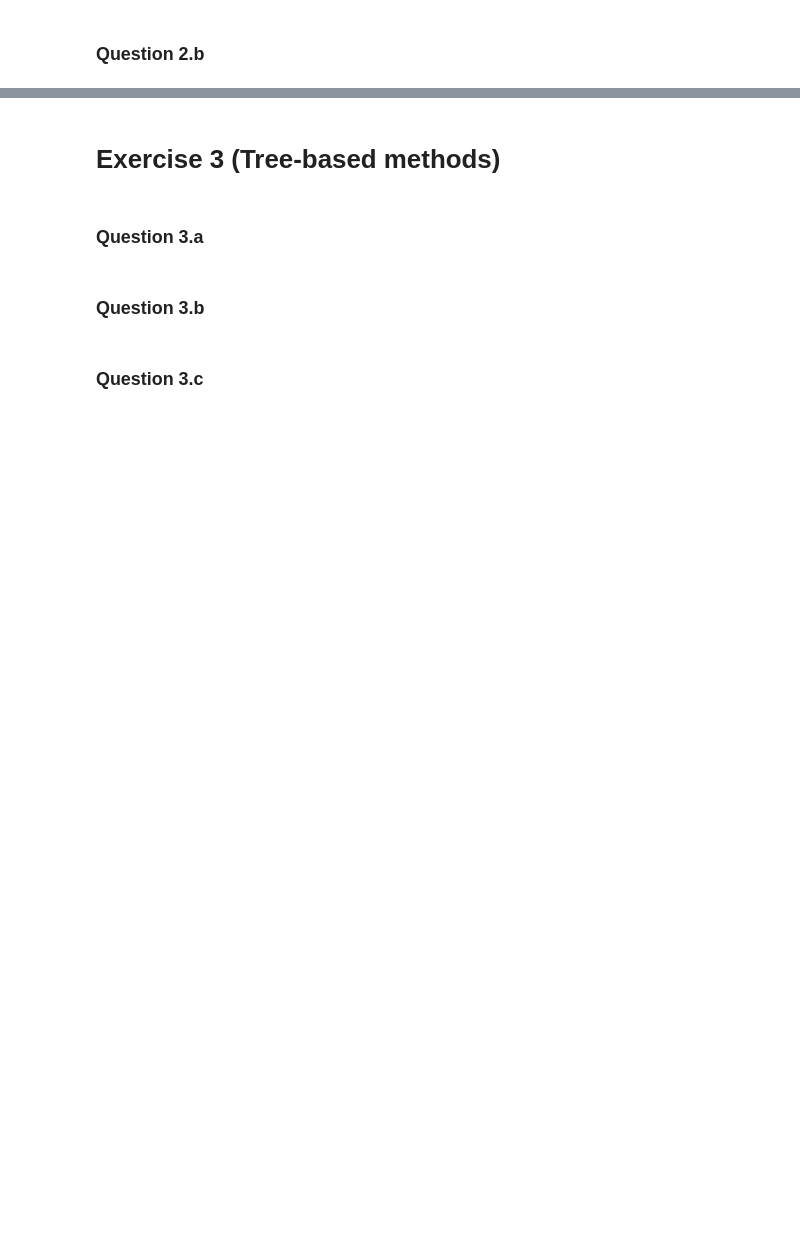
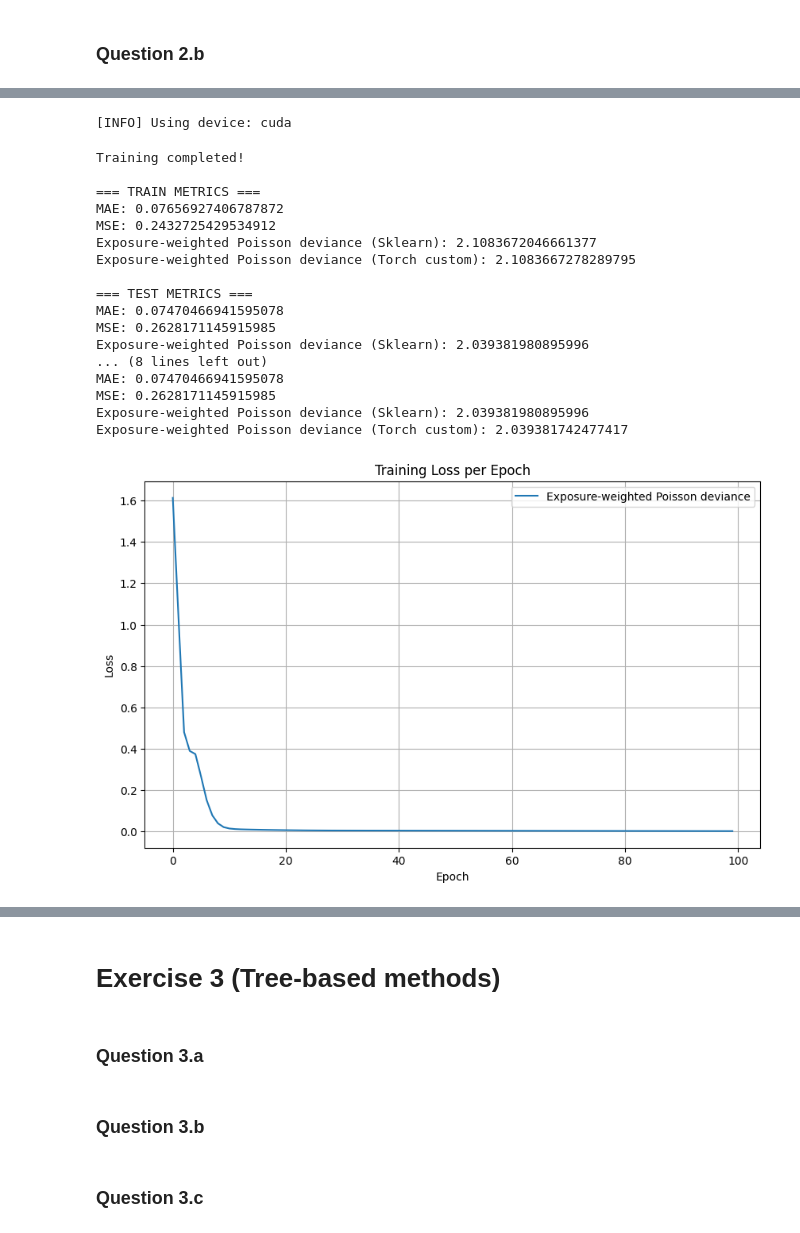
Before and after one commit to njohnson433/Machine-Learning-in-Finance-Insurance-HS25, a Jupyter notebook: project_4/template4.ipynb, the cells around one changed output, grey strips where cells are left out. Drawn from its saved outputs; the diff is of its cells as text; code cells hidden in the pictures; blank space fills up the shorter version.

```diff
--- a/project_4/template4.ipynb
+++ b/project_4/template4.ipynb
@@ -165,27 +170,26 @@ class PoissonNN(torch.nn.Module):
     """
     def __init__(self, input_dim, output_dim):
         super(PoissonNN, self).__init__()
-        self.encoder = torch.nn.Linear(input_dim, 100)
-        self.hidden_layer1 = torch.nn.Linear(100, 20)
-        self.hidden_layer2 = torch.nn.Linear(20, 10)
-        self.head = torch.nn.Linear(10, output_dim)
-        self.norm_head = torch.nn.BatchNorm1d(output_dim)
+        self.encoder = torch.nn.Linear(input_dim, 200)
+        self.hidden_layer1 = torch.nn.Linear(200, 200)
+        self.hidden_layer2 = torch.nn.Linear(200, 20)
+        self.head = torch.nn.Linear(20, output_dim)
         self.relu = torch.nn.ReLU()
 
     def forward(self, x):
         x = self.relu(self.encoder(x))
         x = self.relu(self.hidden_layer1(x))
         x = self.relu(self.hidden_layer2(x))
-        x = self.norm_head(self.head(x)) # normalize to avoid infinitely high outputs
+        x = self.head(x)
         x = torch.exp(x)  # exponential activation on output
         return x
 
 #Model instantiation (adapt N and M to data dimensions)
 N = X_encoded.shape[1]  # number of input features
+print(f"Number of input features: {N}")
 M = 1                    # number of output targets (ClaimFrequency/Exposure)
 
-model = PoissonNN(input_dim=N, output_dim=M)
-
+test_model = PoissonNN(input_dim=N, output_dim=M)
 print(f"PoissonNN model created with input_dim={N}, output_dim={M}")
-print(f"\nPoissonNN architecture:\n{model}")
+print(f"\nPoissonNN architecture:\n{test_model}")
 # %% [output]
@@ -381,0 +240,20 @@ Exposure-weighted Poisson deviance: 2.1522627
+# %%
+
+# ============================================
+#   CUSTOM LOSS
+# ============================================
+
+def loss_fn(lam, y, exposure):
+    # add tiny eps for numerical stability
+    eps = 1e-8
+    # term1 = y * log(lam), zero where lam==0
+    term1 = torch.where(y > 0, y * torch.log(lam), torch.zeros_like(y))
+    # term2 = y * log(y), zero where y==0
+    term2 = torch.where(y > 0, y * torch.log(y), torch.zeros_like(y))
+
+    # Poisson deviance
+    dev = 2.0 * (lam - y - term1 + term2)
+
+    # exposure-weighted mean
+    loss = torch.sum(exposure * dev) / (torch.sum(exposure) + eps)
+    return loss
@@ -381,0 +398,27 @@ Exposure-weighted Poisson deviance: 2.1522627
+# %%
+model = PoissonNN(input_dim=N, output_dim=M)
+standardTrainer = PoissonTrainer(model=model)
+standardTrainer.train(X_train_tensor, y_train_tensor, exposure_train_tensor)
+standardTrainer.evaluate(X_train_tensor, y_train_tensor, exposure_train_tensor,
+                         X_test_tensor, y_test_tensor, exposure_test_tensor)
+standardTrainer.plot_losses()
+# %% [output]
+[INFO] Using device: cuda
+Training completed!
+
+=== TRAIN METRICS ===
+MAE: 0.07656927406787872
+MSE: 0.2432725429534912
+Exposure-weighted Poisson deviance (Sklearn): 2.1083672046661377
+Exposure-weighted Poisson deviance (Torch custom): 2.1083667278289795
+
+=== TEST METRICS ===
+MAE: 0.07470466941595078
+MSE: 0.2628171145915985
+Exposure-weighted Poisson deviance (Sklearn): 2.039381980895996
+... (8 lines left out)
+MAE: 0.07470466941595078
+MSE: 0.2628171145915985
+Exposure-weighted Poisson deviance (Sklearn): 2.039381980895996
+Exposure-weighted Poisson deviance (Torch custom): 2.039381742477417
+[figure, added]
```
Also changed, not shown: parts of 9 cells of this notebook, 1 other file.
